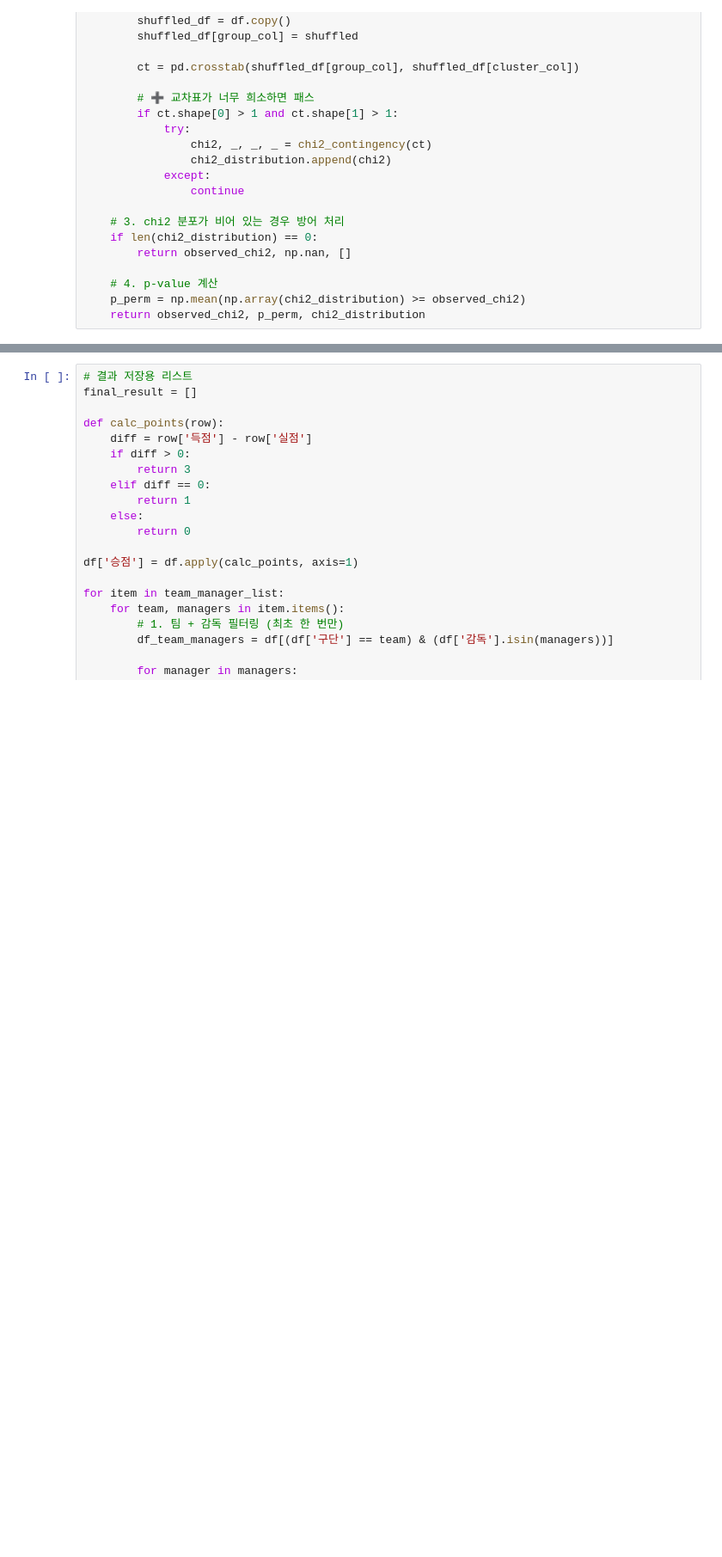
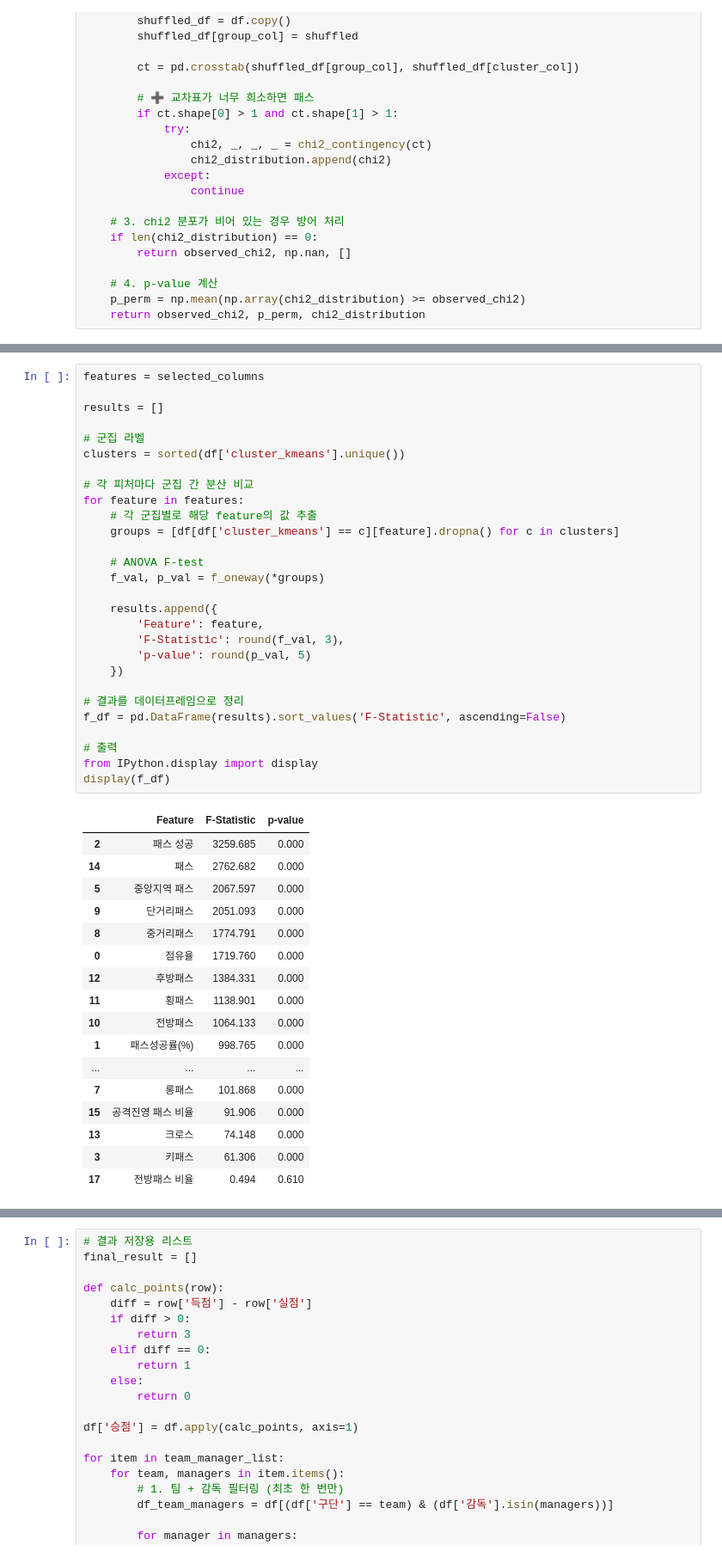
Before and after one commit to jeongbeenson19/K-league-pipeline-project, a Jupyter notebook: PaperV2.ipynb, the cells around one changed output, grey strips where cells are left out. Shown at 86% size. Cells and saved outputs as stored; diff of their text form; blank space fills up the shorter version.

```diff
--- a/PaperV2.ipynb
+++ b/PaperV2.ipynb
@@ -125 +128,47 @@ df
 1529 rows × 26 columns
+# %%
+features = selected_columns
+
+results = []
+
+# 군집 라벨
+clusters = sorted(df['cluster_kmeans'].unique())
+
+# 각 피처마다 군집 간 분산 비교
+for feature in features:
+    # 각 군집별로 해당 feature의 값 추출
+    groups = [df[df['cluster_kmeans'] == c][feature].dropna() for c in clusters]
+
+    # ANOVA F-test
+    f_val, p_val = f_oneway(*groups)
+
+    results.append({
+        'Feature': feature,
+        'F-Statistic': round(f_val, 3),
+        'p-value': round(p_val, 5)
+    })
+
+# 결과를 데이터프레임으로 정리
+f_df = pd.DataFrame(results).sort_values('F-Statistic', ascending=False)
+
+# 출력
+from IPython.display import display
+display(f_df)
+# %% [output]
+|  | Feature | F-Statistic | p-value |
+| 2 | 패스 성공 | 3259.685 | 0.000 |
+| 14 | 패스 | 2762.682 | 0.000 |
+| 5 | 중앙지역 패스 | 2067.597 | 0.000 |
+| 9 | 단거리패스 | 2051.093 | 0.000 |
+| 8 | 중거리패스 | 1774.791 | 0.000 |
+| 0 | 점유율 | 1719.760 | 0.000 |
+| 12 | 후방패스 | 1384.331 | 0.000 |
+| 11 | 횡패스 | 1138.901 | 0.000 |
+| 10 | 전방패스 | 1064.133 | 0.000 |
+| 1 | 패스성공률(%) | 998.765 | 0.000 |
+| ... | ... | ... | ... |
+| 7 | 롱패스 | 101.868 | 0.000 |
+| 15 | 공격진영 패스 비율 | 91.906 | 0.000 |
+| 13 | 크로스 | 74.148 | 0.000 |
+| 3 | 키패스 | 61.306 | 0.000 |
+| 17 | 전방패스 비율 | 0.494 | 0.610 |
```
Also changed, not shown: parts of 13 cells of this notebook.
